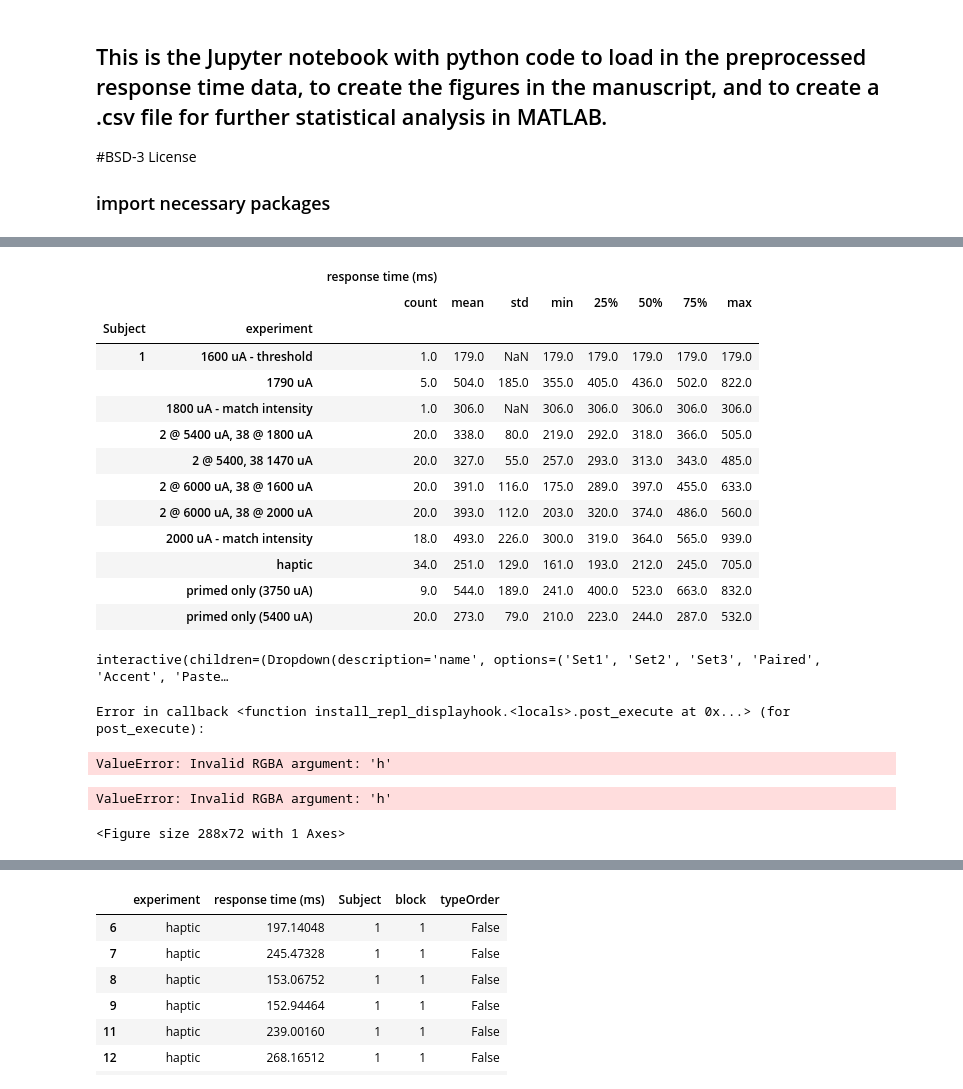
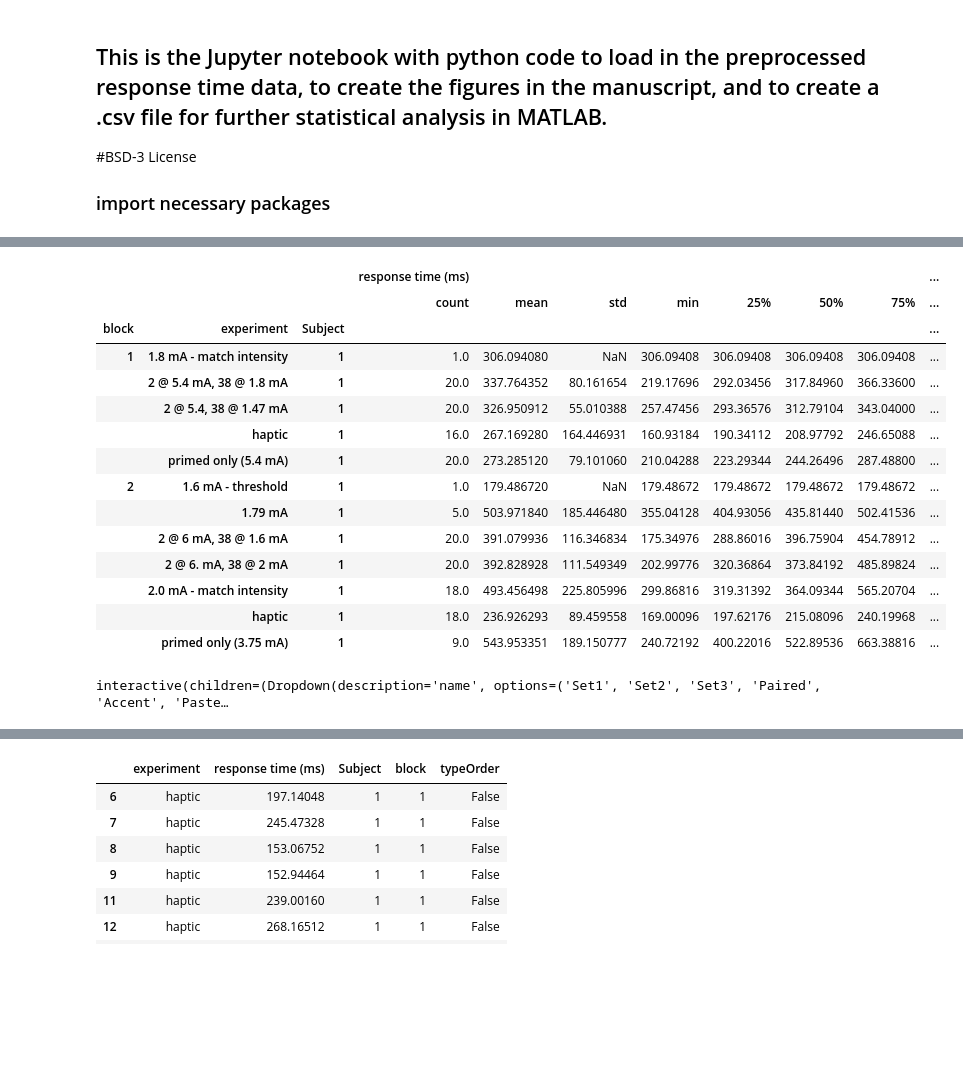
Before and after one commit to davidjuliancaldwell/StimulationResponseTimingPython, a Jupyter notebook: 822e26_priming.ipynb, the cells around one changed output, grey strips where cells are left out. Drawn from its saved outputs; the diff is of its cells as text; code cells hidden in the pictures; blank space fills up the shorter version.

```diff
--- a/822e26_priming.ipynb
+++ b/822e26_priming.ipynb
@@ -55,8 +55,8 @@ dataFdict2 = pd.DataFrame(dict([ (k,pd.Series(v)) for k,v in ndata2.items() ]))
 ### assign columns for dataframes
 
 
-dataFdict1.columns = ['haptic','null','primed only (5400 uA)','1800 uA - match intensity','1470 uA - threshold','1610 uA','2 @ 5400, 38 1470 uA','2 @ 5400 uA, 38 @ 1800 uA']
-dataFdict2.columns = ['haptic','null','primed only (3750 uA)','2000 uA - match intensity','1600 uA - threshold','1790 uA','2 @ 6000 uA, 38 @ 1600 uA','2 @ 6000 uA, 38 @ 2000 uA']
+dataFdict1.columns = ['haptic','null','primed only (5.4 mA)','1.8 mA - match intensity','1.47 mA - threshold','1.61 mA','2 @ 5.4, 38 @ 1.47 mA','2 @ 5.4 mA, 38 @ 1.8 mA']
+dataFdict2.columns = ['haptic','null','primed only (3.75 mA)','2.0 mA - match intensity','1.6 mA - threshold','1.79 mA','2 @ 6 mA, 38 @ 1.6 mA','2 @ 6. mA, 38 @ 2 mA']
 
 
 dataMelt1 = pd.melt(dataFdict1)
@@ -85,32 +111,36 @@ experimentsOfInt =  ['haptic','primed only (5400 uA)','1800 uA - match intensity
+# %%
+experimentsOfInt =  ['haptic','primed only (5.4 mA)','1.8 mA - match intensity','1.47 mA - threshold','1.61 mA','2 @ 5.4, 38 @ 1.47 mA','2 @ 5.4 mA, 38 @ 1.8 mA',
+                    'primed only (3.75 mA)','2.0 mA - match intensity','1.6 mA - threshold','1.79 mA','2 @ 6 mA, 38 @ 1.6 mA','2 @ 6. mA, 38 @ 2 mA']
 # %%
 ### look at various metrics of interest
 
 
 dataCleaned = resultTrim[resultTrim['experiment'].isin(experimentsOfInt)]
 dataCleaned.groupby(['experiment','Subject','block']).mean()
-dataCleaned.groupby(['experiment','Subject','block']).describe()
-dataCleaned.groupby(['Subject','experiment']).describe().round()
+dataCleaned.groupby(['block','experiment','Subject']).describe()
+#dataCleaned.groupby(['Subject','experiment']).describe().round()
 
 #dataCleaned.groupby(['Subject','experiment']).mean()
 #dataCleaned.groupby(['Subject','experiment']).std()
 
 # get counts of each type
 #dataCleaned.groupby(['Subject','experiment']).count()
 # %% [output]
-|  |  | response time (ms) |  |  |  |  |  |  |  |
-|  |  | count | mean | std | min | 25% | 50% | 75% | max |
-| Subject | experiment |  |  |  |  |  |  |  |  |
-| 1 | 1600 uA - threshold | 1.0 | 179.0 | NaN | 179.0 | 179.0 | 179.0 | 179.0 | 179.0 |
-|  | 1790 uA | 5.0 | 504.0 | 185.0 | 355.0 | 405.0 | 436.0 | 502.0 | 822.0 |
-|  | 1800 uA - match intensity | 1.0 | 306.0 | NaN | 306.0 | 306.0 | 306.0 | 306.0 | 306.0 |
-|  | 2 @ 5400 uA, 38 @ 1800 uA | 20.0 | 338.0 | 80.0 | 219.0 | 292.0 | 318.0 | 366.0 | 505.0 |
-|  | 2 @ 5400, 38 1470 uA | 20.0 | 327.0 | 55.0 | 257.0 | 293.0 | 313.0 | 343.0 | 485.0 |
-|  | 2 @ 6000 uA, 38 @ 1600 uA | 20.0 | 391.0 | 116.0 | 175.0 | 289.0 | 397.0 | 455.0 | 633.0 |
-|  | 2 @ 6000 uA, 38 @ 2000 uA | 20.0 | 393.0 | 112.0 | 203.0 | 320.0 | 374.0 | 486.0 | 560.0 |
-|  | 2000 uA - match intensity | 18.0 | 493.0 | 226.0 | 300.0 | 319.0 | 364.0 | 565.0 | 939.0 |
-|  | haptic | 34.0 | 251.0 | 129.0 | 161.0 | 193.0 | 212.0 | 245.0 | 705.0 |
-|  | primed only (3750 uA) | 9.0 | 544.0 | 189.0 | 241.0 | 400.0 | 523.0 | 663.0 | 832.0 |
-|  | primed only (5400 uA) | 20.0 | 273.0 | 79.0 | 210.0 | 223.0 | 244.0 | 287.0 | 532.0 |
+|  |  |  | response time (ms) |  |  |  |  |  |  | ... |
+|  |  |  | count | mean | std | min | 25% | 50% | 75% | ... |
+| block | experiment | Subject |  |  |  |  |  |  |  | ... |
+| 1 | 1.8 mA - match intensity | 1 | 1.0 | 306.094080 | NaN | 306.09408 | 306.09408 | 306.09408 | 306.09408 | ... |
+|  | 2 @ 5.4 mA, 38 @ 1.8 mA | 1 | 20.0 | 337.764352 | 80.161654 | 219.17696 | 292.03456 | 317.84960 | 366.33600 | ... |
+|  | 2 @ 5.4, 38 @ 1.47 mA | 1 | 20.0 | 326.950912 | 55.010388 | 257.47456 | 293.36576 | 312.79104 | 343.04000 | ... |
+|  | haptic | 1 | 16.0 | 267.169280 | 164.446931 | 160.93184 | 190.34112 | 208.97792 | 246.65088 | ... |
+|  | primed only (5.4 mA) | 1 | 20.0 | 273.285120 | 79.101060 | 210.04288 | 223.29344 | 244.26496 | 287.48800 | ... |
+| 2 | 1.6 mA - threshold | 1 | 1.0 | 179.486720 | NaN | 179.48672 | 179.48672 | 179.48672 | 179.48672 | ... |
+|  | 1.79 mA | 1 | 5.0 | 503.971840 | 185.446480 | 355.04128 | 404.93056 | 435.81440 | 502.41536 | ... |
+|  | 2 @ 6 mA, 38 @ 1.6 mA | 1 | 20.0 | 391.079936 | 116.346834 | 175.34976 | 288.86016 | 396.75904 | 454.78912 | ... |
+|  | 2 @ 6. mA, 38 @ 2 mA | 1 | 20.0 | 392.828928 | 111.549349 | 202.99776 | 320.36864 | 373.84192 | 485.89824 | ... |
+|  | 2.0 mA - match intensity | 1 | 18.0 | 493.456498 | 225.805996 | 299.86816 | 319.31392 | 364.09344 | 565.20704 | ... |
+|  | haptic | 1 | 18.0 | 236.926293 | 89.459558 | 169.00096 | 197.62176 | 215.08096 | 240.19968 | ... |
+|  | primed only (3.75 mA) | 1 | 9.0 | 543.953351 | 189.150777 | 240.72192 | 400.22016 | 522.89536 | 663.38816 | ... |
 # %%
 # set the color palette
 
@@ -124,11 +154,7 @@ color_pal=sns.choose_colorbrewer_palette('qualitative')
 #color_pal_3 = color_pal[0:4]
 #color_pal_2 = color_pal[3:5]
 #color_pal_2_v2 = color_pal[6:8]
-sns.palplot('husl')
+#sns.palplot('husl')
 # %% [output]
 interactive(children=(Dropdown(description='name', options=('Set1', 'Set2', 'Set3', 'Paired', 'Accent', 'Paste…
-Error in callback <function install_repl_displayhook.<locals>.post_execute at 0x...> (for post_execute):
-ValueError: Invalid RGBA argument: 'h'
-ValueError: Invalid RGBA argument: 'h'
-<Figure size 288x72 with 1 Axes>
 # %%
```
Also changed, not shown: parts of 5 cells of this notebook, 4 other files.
